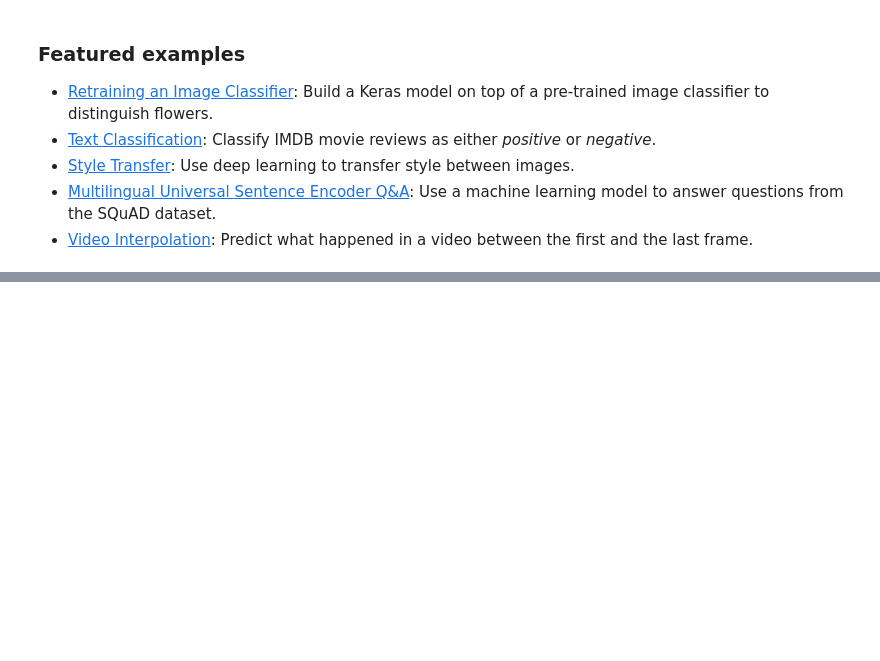
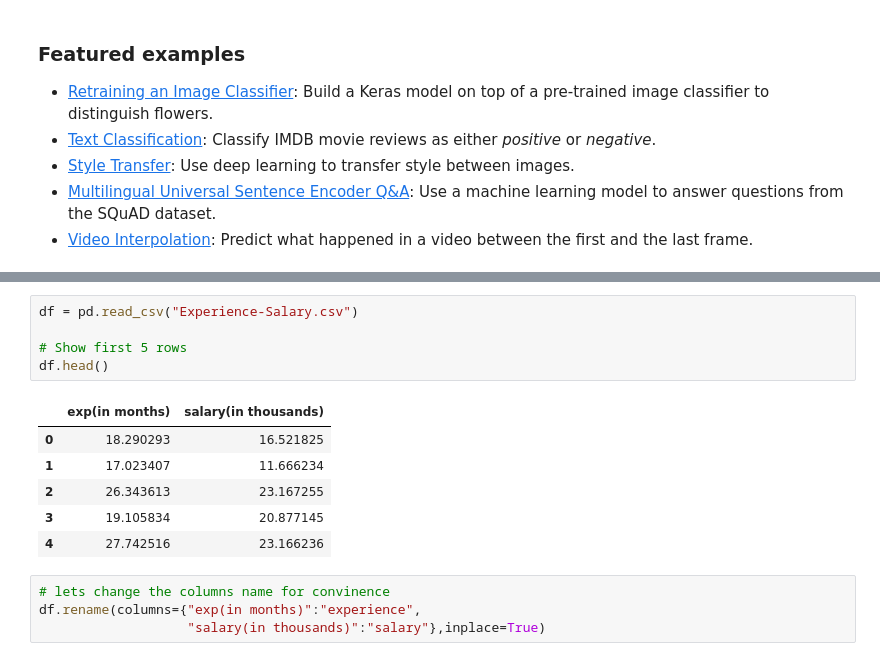
Before and after one commit to Nikhitha-creater/daily_infosys, a Jupyter notebook: Welcome_To_Colab.ipynb, the cells around one changed output, grey strips where cells are left out. Cells and saved outputs as stored; diff of their text form; blank space fills up the shorter version.

```diff
--- a/Welcome_To_Colab.ipynb
+++ b/Welcome_To_Colab.ipynb
@@ -384,0 +228,16 @@ plt.show()
+# %%
+df = pd.read_csv("Experience-Salary.csv")
+
+# Show first 5 rows
+df.head()
+# %% [output]
+|  | exp(in months) | salary(in thousands) |
+| 0 | 18.290293 | 16.521825 |
+| 1 | 17.023407 | 11.666234 |
+| 2 | 26.343613 | 23.167255 |
+| 3 | 19.105834 | 20.877145 |
+| 4 | 27.742516 | 23.166236 |
+# %%
+# lets change the columns name for convinence
+df.rename(columns={"exp(in months)":"experience",
+                   "salary(in thousands)":"salary"},inplace=True)
```
Also changed, not shown: parts of 16 cells of this notebook.
